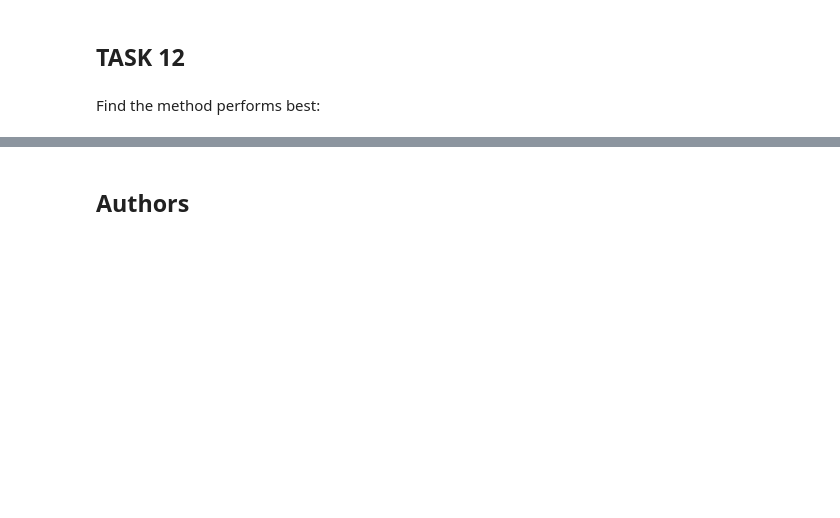
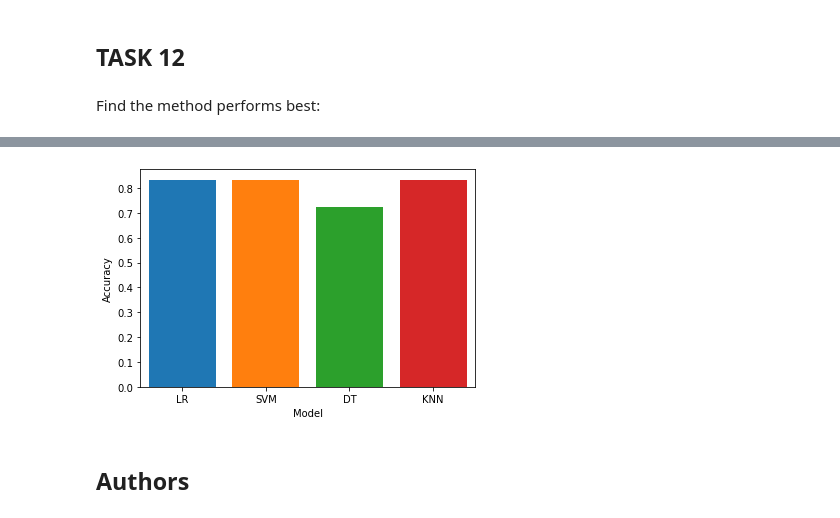
Before and after one commit to genemaltepes/data_science_capstone, a Jupyter notebook: Machine Learning Prediction lab.ipynb, the cells around one changed output, grey strips where cells are left out. Drawn from its saved outputs; the diff is of its cells as text; code cells hidden in the pictures; blank space fills up the shorter version.

```diff
--- a/Machine Learning Prediction lab.ipynb
+++ b/Machine Learning Prediction lab.ipynb
@@ -164,8 +164,8 @@ parameters ={'C':[0.01,0.1,1],
 # %%
 parameters ={"C":[0.01,0.1,1],'penalty':['l2'], 'solver':['lbfgs']}# l1 lasso l2 ridge
 lr=LogisticRegression()
-gscv = GridSearchCV(lr,parameters,scoring='accuracy',cv=10)
-logreg_cv = gscv.fit(X_train,Y_train)
+logreg_gscv = GridSearchCV(lr,parameters,scoring='accuracy',cv=10)
+logreg_cv = logreg_gscv.fit(X_train,Y_train)
 # %% [markdown]
 We output the <code>GridSearchCV</code> object for logistic regression. We display the best parameters using the data attribute <code>best_params\_</code> and the accuracy on the validation data using the data attribute <code>best_score\_</code>.
 # %%
@@ -201,8 +201,8 @@ parameters = {'kernel':('linear', 'rbf','poly','rbf', 'sigmoid'),
               'gamma':np.logspace(-3, 3, 5)}
 svm = SVC()
 # %%
-gscv = GridSearchCV(svm,parameters,scoring='accuracy',cv=10)
-svm_cv = gscv.fit(X_train,Y_train)
+svm_gscv = GridSearchCV(svm,parameters,scoring='accuracy',cv=10)
+svm_cv = svm_gscv.fit(X_train,Y_train)
 # %%
 print("tuned hpyerparameters :(best parameters) ",svm_cv.best_params_)
 print("accuracy :",svm_cv.best_score_)
@@ -272,8 +272,8 @@ parameters = {'n_neighbors': [1, 2, 3, 4, 5, 6, 7, 8, 9, 10],
 
 KNN = KNeighborsClassifier()
 # %%
-gscv = GridSearchCV(KNN,parameters,scoring='accuracy',cv=10)
-knn_cv = gscv.fit(X_train,Y_train)
+knn_gscv = GridSearchCV(KNN,parameters,scoring='accuracy',cv=10)
+knn_cv = knn_gscv.fit(X_train,Y_train)
 # %%
 print("tuned hpyerparameters :(best parameters) ",knn_cv.best_params_)
 print("accuracy :",knn_cv.best_score_)
@@ -325,3 +325,14 @@ Best params are : {'criterion': 'gini', 'max_depth': 10, 'max_features': 'sqrt',
+# %%
+results = {'Model': ['LR','SVM','DT','KNN'], 'Accuracy': [logreg_cv.score(X_test,Y_test), svm_cv.score(X_test,Y_test), tree_cv.score(X_test,Y_test), knn_cv.score(X_test,Y_test)]}
+#results
+df_results = pd.DataFrame.from_dict(results)
+#df_results
+sns.barplot(x='Model', y='Accuracy', data = df_results, saturation=8)
+#plt.xlabel("Model",fontsize=20)
+#plt.ylabel("Accuracy",fontsize=20)
+plt.show()
+# %% [output]
+[figure, added]
 # %% [markdown]
 ## Authors
 # %% [markdown]
```
Also changed, not shown: parts of 5 cells of this notebook.
